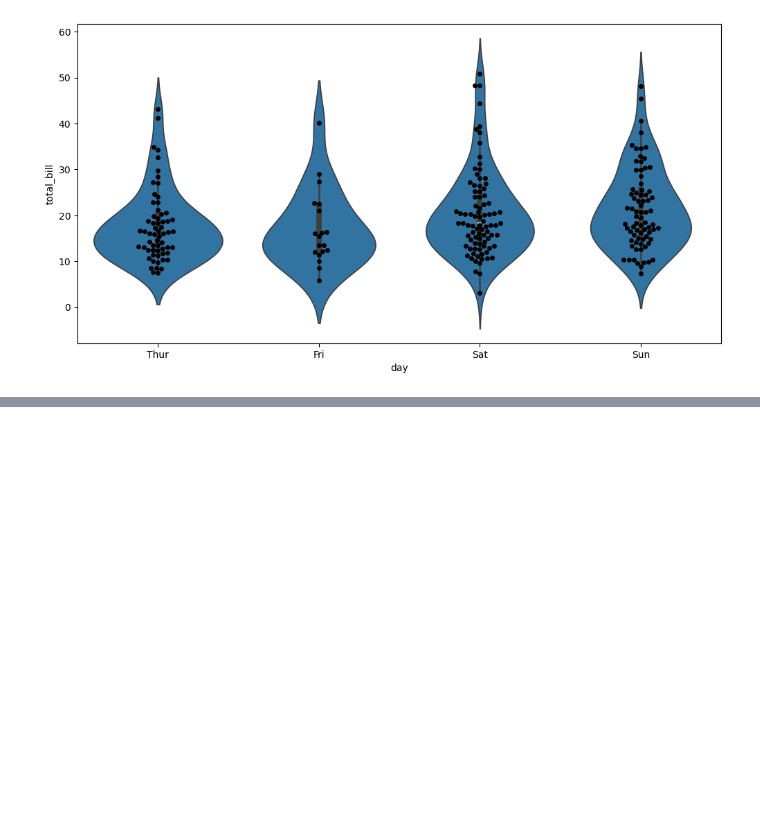
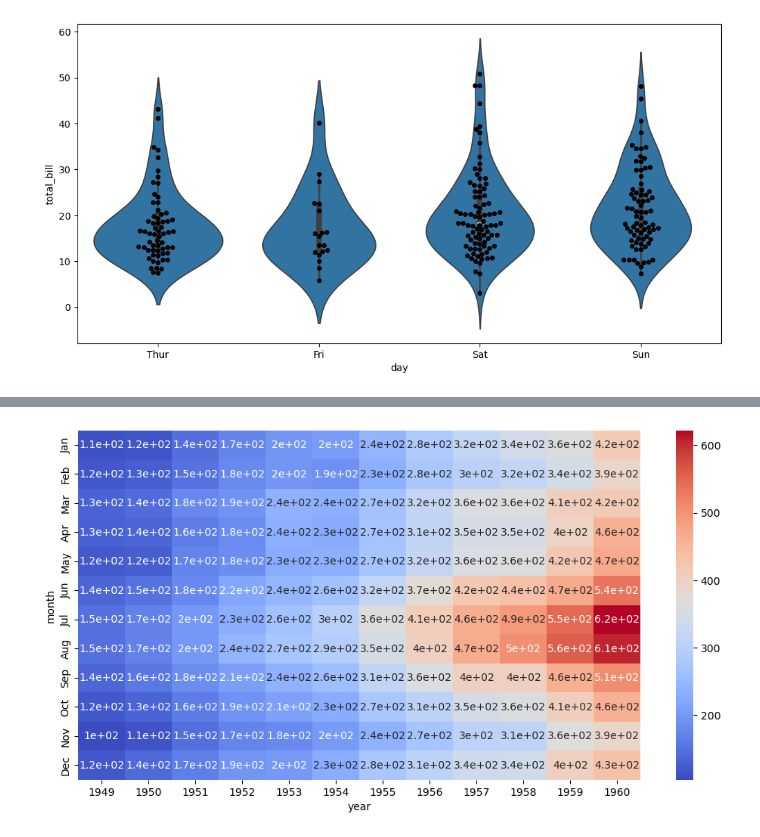
Before and after one commit to SwornaGit/Python_Overview, a Jupyter notebook: Seaborn.ipynb, the cells around one changed output, grey strips where cells are left out. Saved outputs shown, nothing was run; the diff lists cells and outputs as text; code cells hidden in the pictures; blank space fills up the shorter version.

```diff
--- a/Seaborn.ipynb
+++ b/Seaborn.ipynb
@@ -261,0 +349,2 @@ plt.show()
+# %%
+fp=flights.pivot_table(index ='month', columns='year',values='passengers',observed= False)
@@ -261,0 +378,6 @@ plt.show()
+# %%
+fig=plt.figure(figsize=(12,6))
+sns.heatmap(data=fp,annot= True,cmap='coolwarm')
+plt.show()
+# %% [output]
+[figure, added]
```
Also changed, not shown: parts of 50 cells of this notebook.
